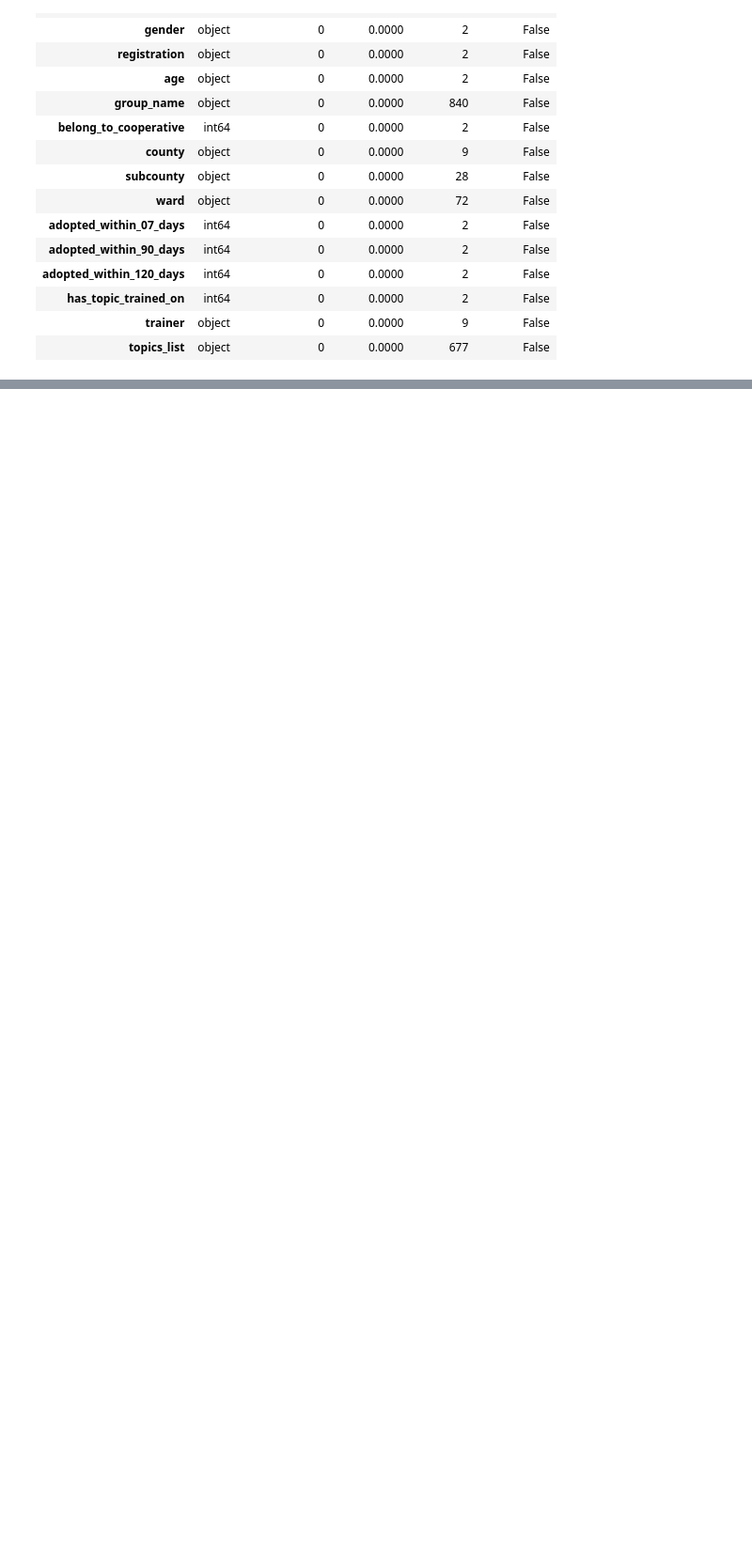
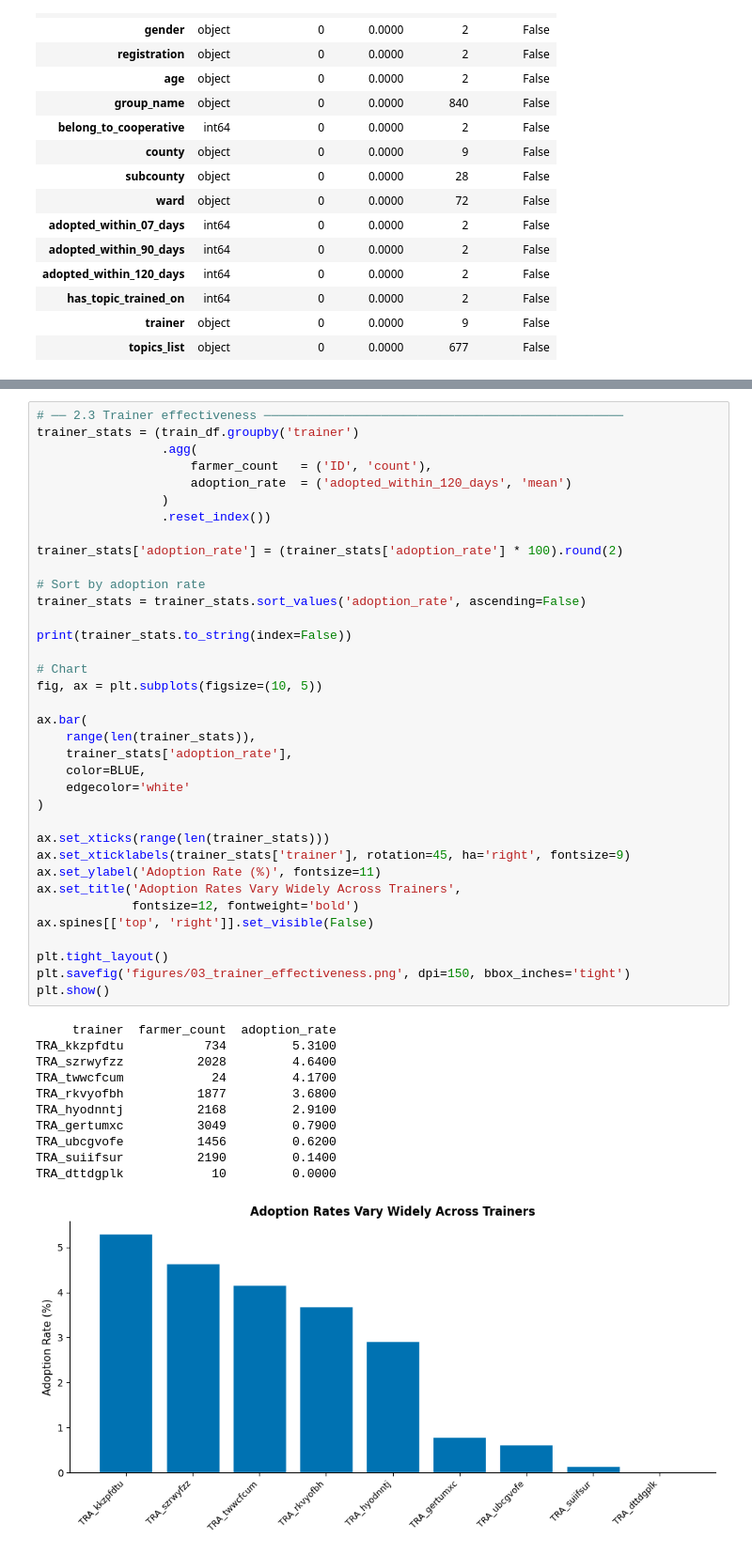
Before and after one commit to FionaHuini/Zindi-DigiCow-Farmer-Training-Adoption-Challenge, a Jupyter notebook: digicow_clean_analysis.ipynb, the cells around one changed output, grey strips where cells are left out. Shown at 94% size. Cells and saved outputs as stored; diff of their text form; blank space fills up the shorter version.

```diff
--- a/digicow_clean_analysis.ipynb
+++ b/digicow_clean_analysis.ipynb
@@ -322,0 +513,48 @@ display(prior_summary)
+# %%
+# ── 2.3 Trainer effectiveness ─────────────────────────────────────────────────
+trainer_stats = (train_df.groupby('trainer')
+                 .agg(
+                     farmer_count   = ('ID', 'count'),
+                     adoption_rate  = ('adopted_within_120_days', 'mean')
+                 )
+                 .reset_index())
+
+trainer_stats['adoption_rate'] = (trainer_stats['adoption_rate'] * 100).round(2)
+
+# Sort by adoption rate
+trainer_stats = trainer_stats.sort_values('adoption_rate', ascending=False)
+
+print(trainer_stats.to_string(index=False))
+
+# Chart
+fig, ax = plt.subplots(figsize=(10, 5))
+
+ax.bar(
+    range(len(trainer_stats)),
+    trainer_stats['adoption_rate'],
+    color=BLUE,
+    edgecolor='white'
+)
+
+ax.set_xticks(range(len(trainer_stats)))
+ax.set_xticklabels(trainer_stats['trainer'], rotation=45, ha='right', fontsize=9)
+ax.set_ylabel('Adoption Rate (%)', fontsize=11)
+ax.set_title('Adoption Rates Vary Widely Across Trainers',
+             fontsize=12, fontweight='bold')
+ax.spines[['top', 'right']].set_visible(False)
+
+plt.tight_layout()
+plt.savefig('figures/03_trainer_effectiveness.png', dpi=150, bbox_inches='tight')
+plt.show()
+# %% [output]
+     trainer  farmer_count  adoption_rate
+TRA_kkzpfdtu           734         5.3100
+TRA_szrwyfzz          2028         4.6400
+TRA_twwcfcum            24         4.1700
+TRA_rkvyofbh          1877         3.6800
+TRA_hyodnntj          2168         2.9100
+TRA_gertumxc          3049         0.7900
+TRA_ubcgvofe          1456         0.6200
+TRA_suiifsur          2190         0.1400
+TRA_dttdgplk            10         0.0000
+[figure, added]
```
Also changed, not shown: parts of 17 cells of this notebook.
